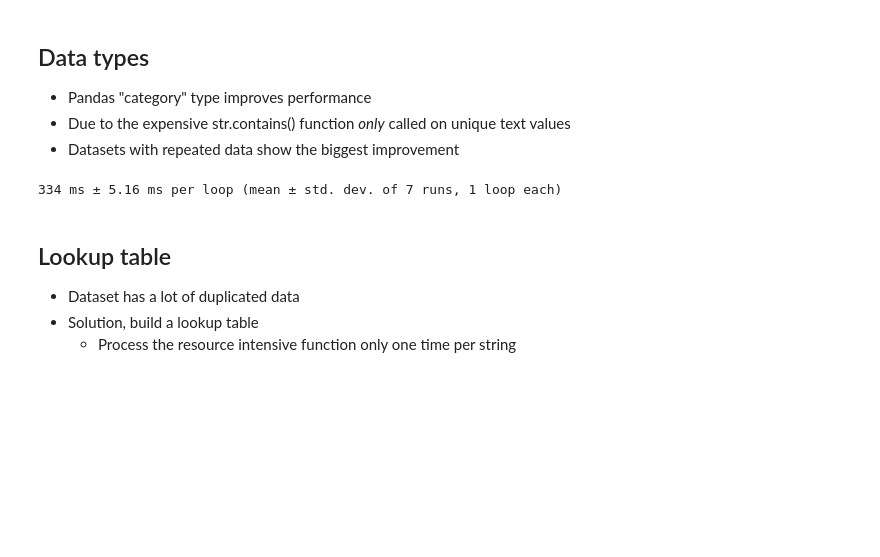
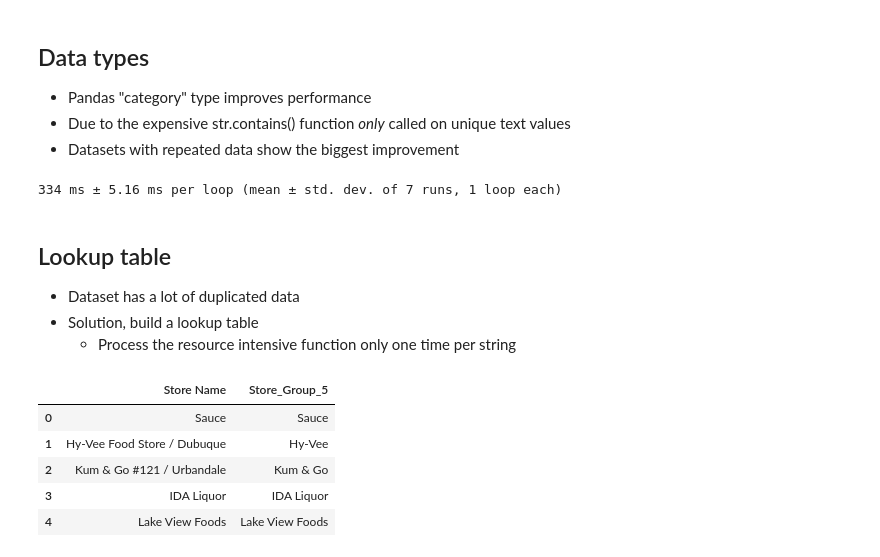
Before and after one commit to MAyub114/text_cleaning, a Jupyter notebook: efficient_cleaning.ipynb, the cells around one changed output. Cells and saved outputs as stored; diff of their text form; code cells hidden in the pictures; blank space fills up the shorter version.

```diff
--- a/efficient_cleaning.ipynb
+++ b/efficient_cleaning.ipynb
@@ -224,0 +230,9 @@ df['Store Name'] = df['Store Name'].astype('string')
+# %%
+lookup_df.head()
+# %% [output]
+|  | Store Name | Store_Group_5 |
+| 0 | Sauce | Sauce |
+| 1 | Hy-Vee Food Store / Dubuque | Hy-Vee |
+| 2 | Kum & Go #121 / Urbandale | Kum & Go |
+| 3 | IDA Liquor | IDA Liquor |
+| 4 | Lake View Foods | Lake View Foods |
```
Also changed, not shown: parts of 3 cells of this notebook.
